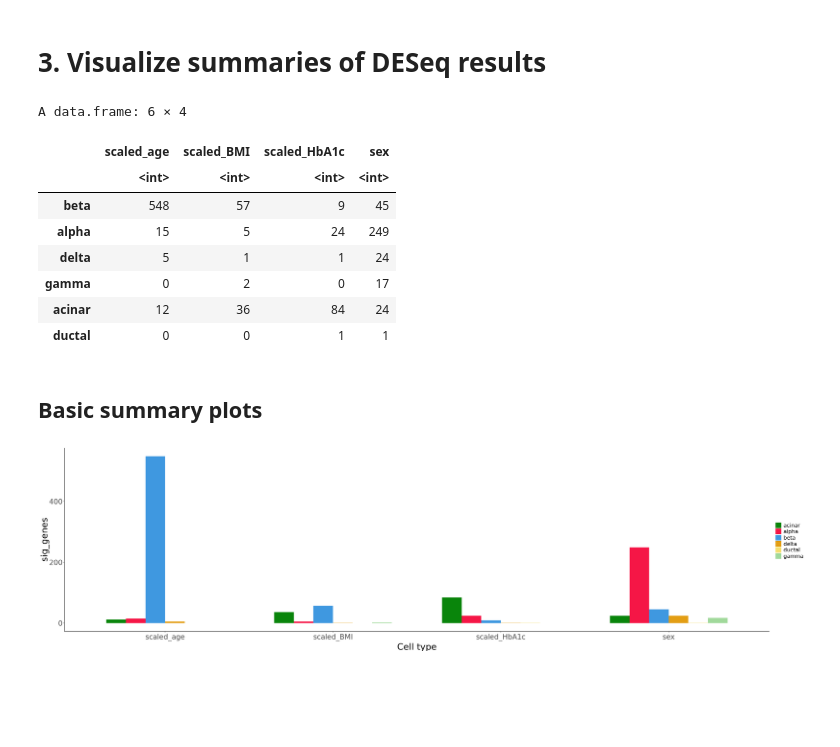
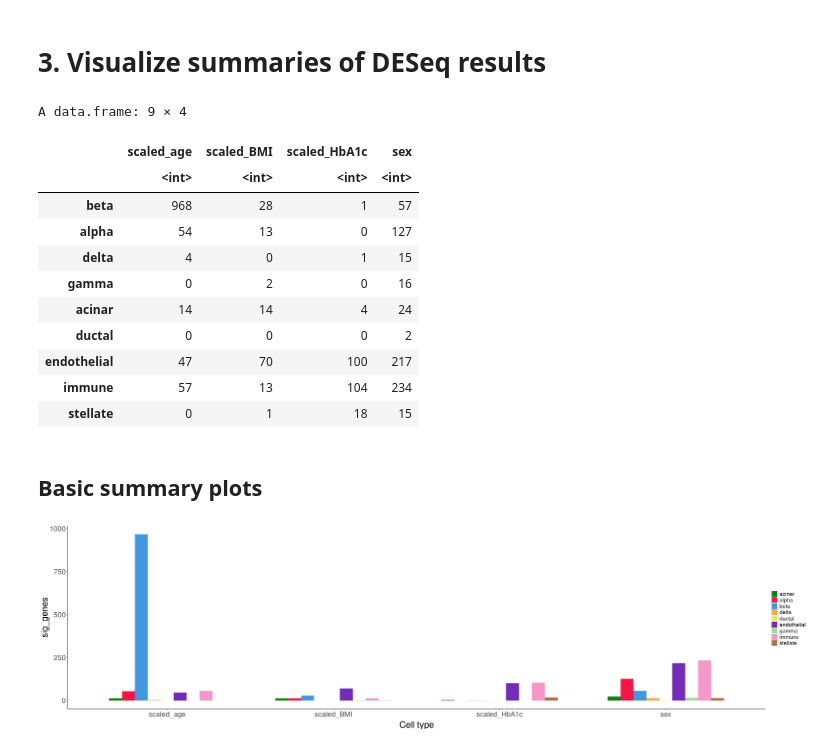
Before and after one commit to Gaulton-Lab/non-diabetic-islet-multiomics, a Jupyter notebook: code/2_Phenotype_associations/5a_ATAC_associations_combined.ipynb, the cells around one changed output. Saved outputs shown, nothing was run; the diff lists cells and outputs as text; code cells hidden in the pictures; blank space fills up the shorter version.

```diff
--- a/code/2_Phenotype_associations/5a_ATAC_associations_combined.ipynb
+++ b/code/2_Phenotype_associations/5a_ATAC_associations_combined.ipynb
@@ -90,8 +109,8 @@ dim(meta_fin)
 # %%
 # Read in all celltype_peak files into a list
 ct_peaks_list = list()
-for (celltype in joint_celltypes){
-    peak.fp <- sprintf('/path/to/dir/with/cell/type/accessible/peaks/%s.peaks.bed',celltype)
+for (celltype in celltypes){
+    peak.fp <- sprintf('/nfs/lab/projects/multiomic_islet/outputs/multiome/call_peaks/240304_union_peaks/celltype_union_peaks/%s.union_peaks.bed',celltype)
     ct.peaks <- read.table(peak.fp,sep='\t')
     ct_peaks <- paste(ct.peaks$V1,ct.peaks$V2,ct.peaks$V3,sep="-")
     ct_peaks_list[[celltype]] = ct_peaks
@@ -99,7 +118,7 @@ for (celltype in joint_celltypes){
 # %%
 #OPTION: cut down ct peaks lists to just autosomal peaks!
 ct_auto_peaks_list <- list()
-for (celltype in joint_celltypes){
+for (celltype in celltypes){
     peaks <- ct_peaks_list[[celltype]]
     ct_auto_peaks_list[[celltype]] <- peaks[!grepl('chrX|chrY',ct_peaks_list[[celltype]])]
 }
@@ -120,8 +139,11 @@ head(ct_peaks_list[['beta']])
 ## Run DESeq for all variables (age, BMI, HbA1c, sex)
 Function design: `~main variable + other metadata + dataset + scaled_culture_time + scaled_beta_prop_atac + scaled_tsse`
 # %%
-mat_dir <- file.path(outdir, 'ATAC','merged_sample_matrices')
+mat_dir <- file.path(outdir, 'ATAC','final_matrices')
 files <- list.files(mat_dir)
 files
+
+#exclude cell types that we don't have many donors with lots of cells in (endothelial)
+#already did this by deleting softlinks for 3 small cell types
 fin_files <- files
 # %% [output]
@@ -133,27 +161,31 @@ fin_files <- files
 ### focusing on one input variable (var), and including other_vars as covariates
 ### then sorts results by pvalue and writes to a file.
 ### Samples with NA values for the variable of interest (var) are removed, as well as samples with
-### no counts, and option to only use samples with a certain number of cells in the cell type
+### no gex (eg some samples don't have schwann cells).
+
+### New features: filter out genes with pseudobulk TPM < set cutoff, option to include scaled_mean_genes covar,
+### writes outputs to a log file!
+### 3/15/24: option to only use samples with a certain number of cells in the cell type
 
 run_deseq_one_main_variable_ATAC <- function(files, var, other_vars, meta, out_prefix, log_fp, only_auto_peaks=TRUE, min_cells_per_sample=20){
     write(sprintf('Starting DESeq run for %s: %s', var, Sys.time()), file=log_fp, append=TRUE)
 
     for (FILE in files) {
         # Read in cell type counts file (sample pseudobulk)
-        cell <- gsub('_sample_ATAC_total_counts.txt', '', FILE)
-        print(FILE)
+        cell <- gsub('_all_donor_peak_total_counts.tsv', '', FILE)
         raw_counts <- read.table(file.path(mat_dir, FILE), row.names=1)
         raw_counts <- raw_counts[,(colSums(raw_counts != 0) > 0)]
         colnames(raw_counts) <- gsub('\\.','-',colnames(raw_counts))
-        meta_cell <- meta
 
-        # Identify which samples we have peak counts and enough cells from and cut down matrices accordingly
-        samples <- row.names(meta_cell)
-        samples_meta <- row.names(meta_cell[!is.na(meta_cell[,var]),])
-        cell_col <- paste0(cell,'_cells_atac')
-        samples_w_cells <- row.names(meta %>% subset(meta[[cell_col]] >= min_cells_per_sample & num_cells_atac > 1000))
-        samples_fin <- samples[samples %in% samples_meta & samples %in% samples_w_cells]
-        meta_fin <- meta_cell[samples_fin,]
+        # Identify which samples we have gene expression and enough cells from
+        samples <- meta$sample
+        samples_notna <- subset(meta, !is.na(meta[[var]])) %>% pull(sample)
+        samples_w_cells <- meta %>% subset(meta[[paste0(cell,'_cells_atac')]] >= 20 & num_cells_atac > 1000) %>% pull(sample)
+        samples_fin <- samples[samples %in% samples_notna & samples %in% samples_w_cells]
+
+        # Cut down matrices accordingly
+        meta_fin <- (subset(meta, sample %in% samples_fin))
+        row.names(meta_fin) <- meta_fin$sample
         raw_counts_fin <- raw_counts[,samples_fin]
         write(paste(cell, Sys.time(), length(samples_fin), 'samples to use'), file=log_fp, append=TRUE)
         write(paste(cell, Sys.time(), paste(samples_fin, collapse=',')), file=log_fp, append=TRUE)
@@ -291,31 +312,34 @@ final dispersion estimates
 # %%
 #super brief summary of sig results from each association (in df form)
 traits <- c('scaled_age', 'scaled_BMI', 'scaled_HbA1c', 'sex')
 
 summary_df <- data.frame()
-for(celltype in joint_celltypes){
+for(celltype in celltypes){
     num_sig <- c()
     for(trait in traits){
-        fp <- file.path(deseq_outdir,trait,sprintf('ATAC_deseq_v4.%s.%s.tsv',trait, celltype))
+        fp <- file.path(deseq_outdir,trait,sprintf('ATAC_deseq.%s.%s.tsv',trait, celltype))
         df <- read.table(fp, sep='\t', header=1)
         sig_peaks <- row.names(subset(df, padj<0.1))
         num_sig <- c(num_sig,length(sig_peaks))
     }
     summary_df <- rbind(summary_df, num_sig)
 }
-row.names(summary_df) <- joint_celltypes
+row.names(summary_df) <- celltypes
 colnames(summary_df) <- traits
 summary_df
 # %% [output]
-A data.frame: 6 × 4
+A data.frame: 9 × 4
 |  | scaled_age | scaled_BMI | scaled_HbA1c | sex |
 |  | <int> | <int> | <int> | <int> |
-| beta | 548 | 57 | 9 | 45 |
-| alpha | 15 | 5 | 24 | 249 |
-| delta | 5 | 1 | 1 | 24 |
-| gamma | 0 | 2 | 0 | 17 |
-| acinar | 12 | 36 | 84 | 24 |
-| ductal | 0 | 0 | 1 | 1 |
+| beta | 968 | 28 | 1 | 57 |
+| alpha | 54 | 13 | 0 | 127 |
+| delta | 4 | 0 | 1 | 15 |
+| gamma | 0 | 2 | 0 | 16 |
+| acinar | 14 | 14 | 4 | 24 |
+| ductal | 0 | 0 | 0 | 2 |
+| endothelial | 47 | 70 | 100 | 217 |
+| immune | 57 | 13 | 104 | 234 |
+| stellate | 0 | 1 | 18 | 15 |
 # %% [markdown]
 ## Basic summary plots
 # %%
@@ -424,9 +448,9 @@ summarize_DEGs_chroms_ATAC <- function(deseq_outdir, var, celltypes, ref_df, col
 }
 # %%
 variables <- c('scaled_age', 'scaled_BMI', 'scaled_HbA1c', 'sex')
-summarize_DEGs(deseq_outdir, variables, joint_celltypes,'sig_genes', colors)
+summarize_DEGs(deseq_outdir, variables, celltypes,'sig_genes', celltype_colors)
 # %% [output]
-[figure, old version]
+[figure, new version]
 # %%
 ref_df <- read.table('/nfs/lab/ABC/references/gene_coords.gencodev32.hg38.bed', sep='\t', header=FALSE)
 variables <- c('scaled_age', 'scaled_BMI', 'scaled_HbA1c', 'sex')
```
Also changed, not shown: parts of 31 cells of this notebook, 12 other files.
